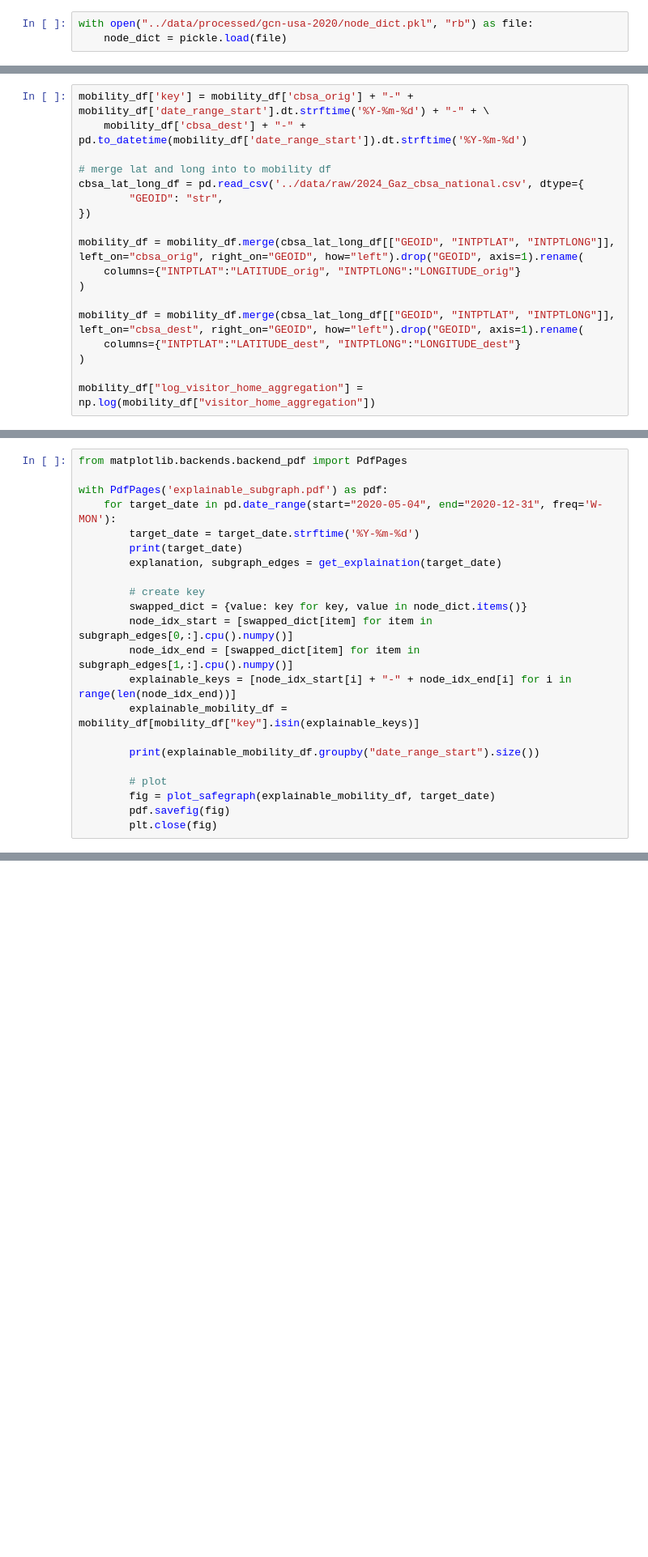
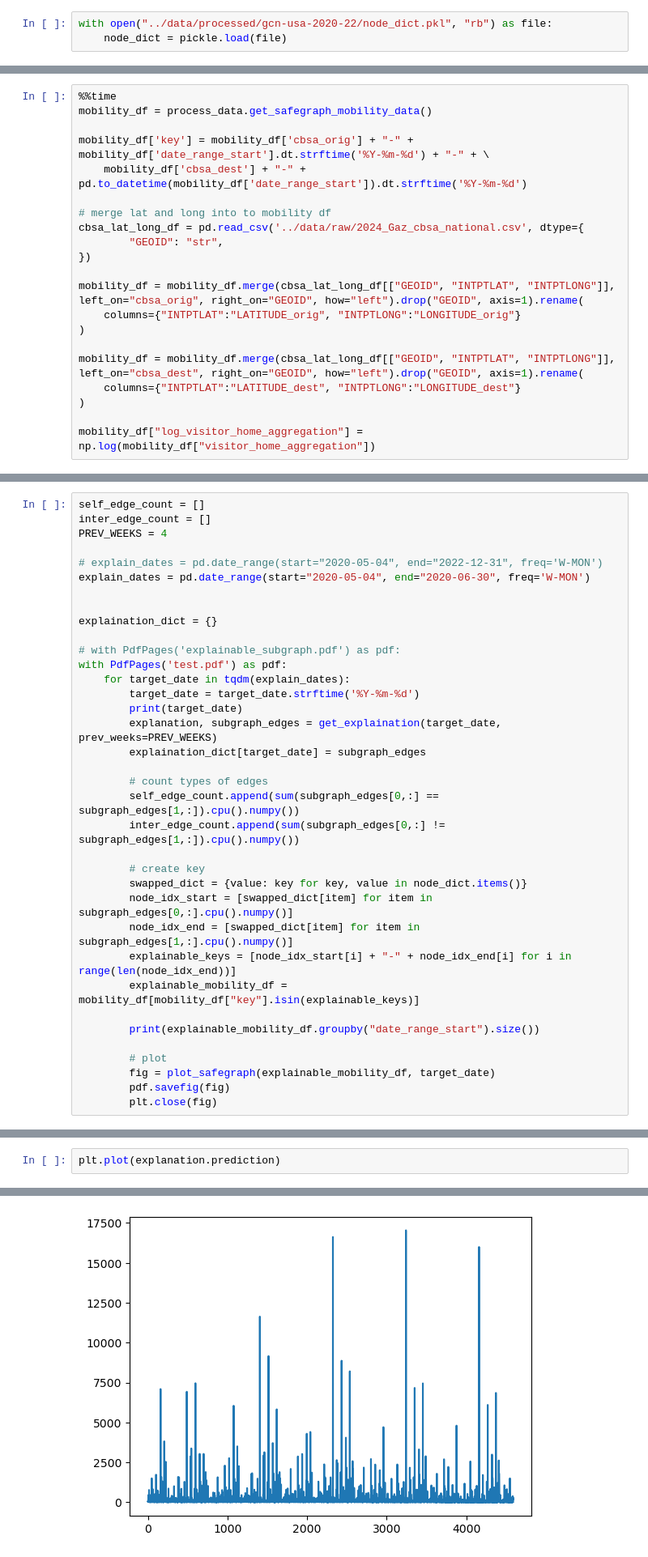
Before and after one commit to hwunrow/cgnn, a Jupyter notebook: src/main.ipynb, the cells around one changed output, grey strips where cells are left out. Shown at 81% size. Saved outputs shown, nothing was run; the diff lists cells and outputs as text; blank space fills up the shorter version.

```diff
--- a/src/main.ipynb
+++ b/src/main.ipynb
@@ -296,7 +336,7 @@ train_df['date'] = pd.to_datetime(train_df['date'])
 # %% [markdown]
 # GNNExplainer
 # %%
-with open("../data/processed/gcn-usa-2020/node_dict.pkl", "rb") as file:
+with open("../data/processed/gcn-usa-2020-22/node_dict.pkl", "rb") as file:
     node_dict = pickle.load(file)
 # %%
 from datetime import datetime
@@ -374,4 +425,7 @@ def get_explaination(target_date):
 # %%
+%%time
+mobility_df = process_data.get_safegraph_mobility_data()
+
 mobility_df['key'] = mobility_df['cbsa_orig'] + "-" + mobility_df['date_range_start'].dt.strftime('%Y-%m-%d') + "-" + \
     mobility_df['cbsa_dest'] + "-" + pd.to_datetime(mobility_df['date_range_start']).dt.strftime('%Y-%m-%d')
 
@@ -530,13 +586,27 @@ def plot_safegraph(subset_df, target_date, land_color='white', tristate_color='#
 
     return fig
 # %%
-from matplotlib.backends.backend_pdf import PdfPages
+self_edge_count = []
+inter_edge_count = []
+PREV_WEEKS = 4
 
-with PdfPages('explainable_subgraph.pdf') as pdf:
-    for target_date in pd.date_range(start="2020-05-04", end="2020-12-31", freq='W-MON'):
+# explain_dates = pd.date_range(start="2020-05-04", end="2022-12-31", freq='W-MON')
+explain_dates = pd.date_range(start="2020-05-04", end="2020-06-30", freq='W-MON')
+
+
+explaination_dict = {}
+
+# with PdfPages('explainable_subgraph.pdf') as pdf:
+with PdfPages('test.pdf') as pdf:
+    for target_date in tqdm(explain_dates):
         target_date = target_date.strftime('%Y-%m-%d')
         print(target_date)
-        explanation, subgraph_edges = get_explaination(target_date)
+        explanation, subgraph_edges = get_explaination(target_date, prev_weeks=PREV_WEEKS)
+        explaination_dict[target_date] = subgraph_edges
+
+        # count types of edges
+        self_edge_count.append(sum(subgraph_edges[0,:] == subgraph_edges[1,:]).cpu().numpy())
+        inter_edge_count.append(sum(subgraph_edges[0,:] != subgraph_edges[1,:]).cpu().numpy())
 
         # create key
         swapped_dict = {value: key for key, value in node_dict.items()}
@@ -571,0 +770,3 @@ dtype: int64
+# %%
+plt.plot(explanation.prediction)
+# %% [output]
@@ -571,0 +774 @@ dtype: int64
+[figure, added]
```
Also changed, not shown: parts of 54 cells of this notebook, 1 other file.
